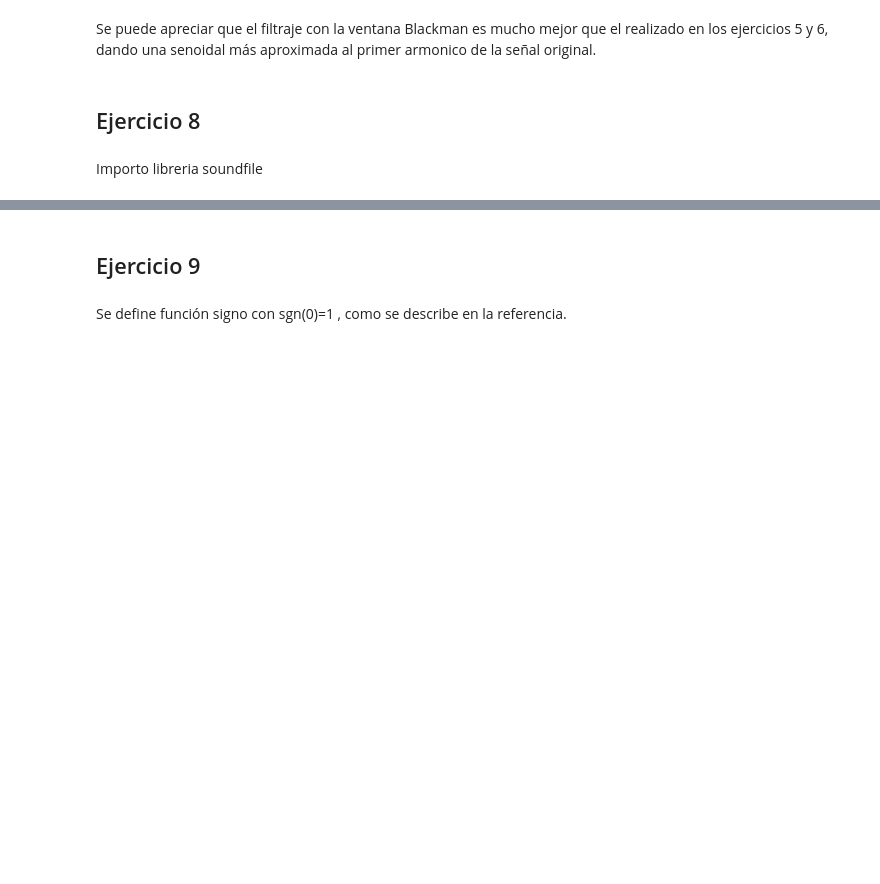
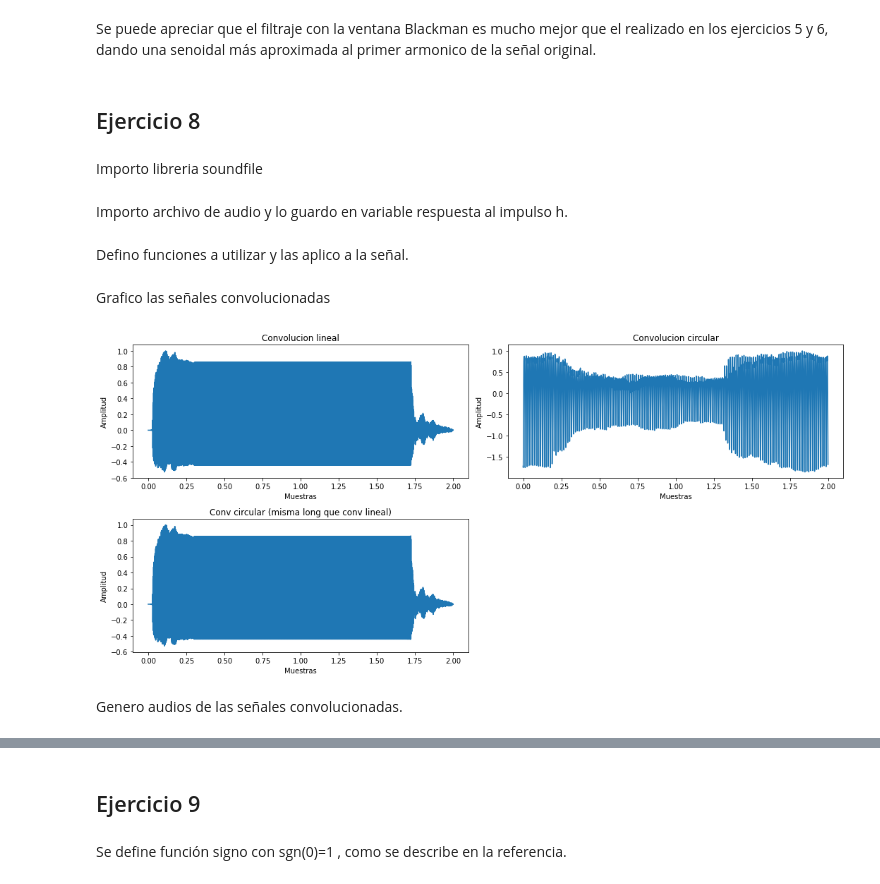
Before and after one commit to martinhaimovich2010/TP1_DSP, a Jupyter notebook: TP1_DSP_Haimovich_Veiga.ipynb, the cells around one changed output, grey strips where cells are left out. Drawn from its saved outputs; the diff is of its cells as text; code cells hidden in the pictures; blank space fills up the shorter version.

```diff
--- a/TP1_DSP_Haimovich_Veiga.ipynb
+++ b/TP1_DSP_Haimovich_Veiga.ipynb
@@ -610,3 +610,59 @@ Importo libreria soundfile
 # %%
 import soundfile as sf
 import sounddevice as sd
+# %% [markdown]
+Importo archivo de audio y lo guardo en variable respuesta al impulso h.
+# %%
+h, fs = sf.read('Resp_Imp.wav')
+# %% [markdown]
+Defino funciones a utilizar y las aplico a la señal.
+# %%
+from conv_circular import circular_convolve, _periodic_summation
+
+#Convolucion lineal
+conv = sig.fftconvolve(A, h, mode='full')
+conv = conv / np.amax(conv)
+
+#Convolucion circular
+conv_circ = circular_convolve(A, h, len(h))
+conv_circ = conv_circ / np.amax(conv_circ)
+
+#Convolucion lineal mismo periodo que la circular
+circ_lin = circular_convolve(A, h, len(conv))
+circ_lin = circ_lin / np.amax(circ_lin)
+# %% [markdown]
+Grafico las señales convolucionadas
+# %%
+#Genero vectores de tiempo para cada señal a graficar
+t1 = np.linspace(0,2,len(conv))
+t2 = np.linspace(0,2,len(conv_circ))
+t3 = np.linspace(0,2,len(circ_lin))
+
+#Grafico convolucion lineal
+plt.figure(13, figsize=(15,7))
+plt.subplot(2,2,1)
+plt.plot(t1, conv)
+plt.title("Convolucion lineal")
+plt.xlabel("Muestras")
+plt.ylabel("Amplitud")
+
+#Grafico convolucion circular
+plt.subplot(2,2,2)
+plt.plot(t2, conv_circ)
+plt.title("Convolucion circular")
+plt.xlabel("Muestras")
+plt.ylabel("Amplitud")
+
+#Grafico convolucion circular de misma longitud que la lineal
+plt.subplot(2,2,3)
+plt.plot(t3, circ_lin)
+plt.title("Conv circular (misma long que conv lineal)")
+plt.xlabel("Muestras")
+plt.ylabel("Amplitud")
+
+plt.tight_layout()
+plt.show()
+# %% [output]
+[figure, added]
+# %% [markdown]
+Genero audios de las señales convolucionadas.
```
Also changed, not shown: parts of 26 cells of this notebook, 1 other file.
